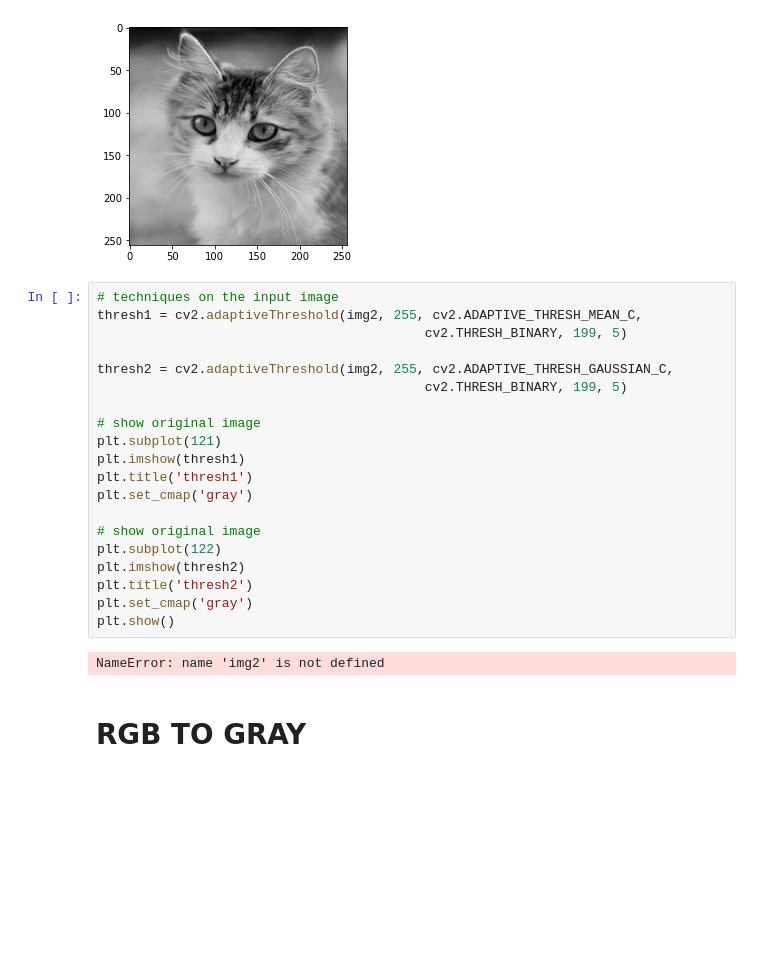
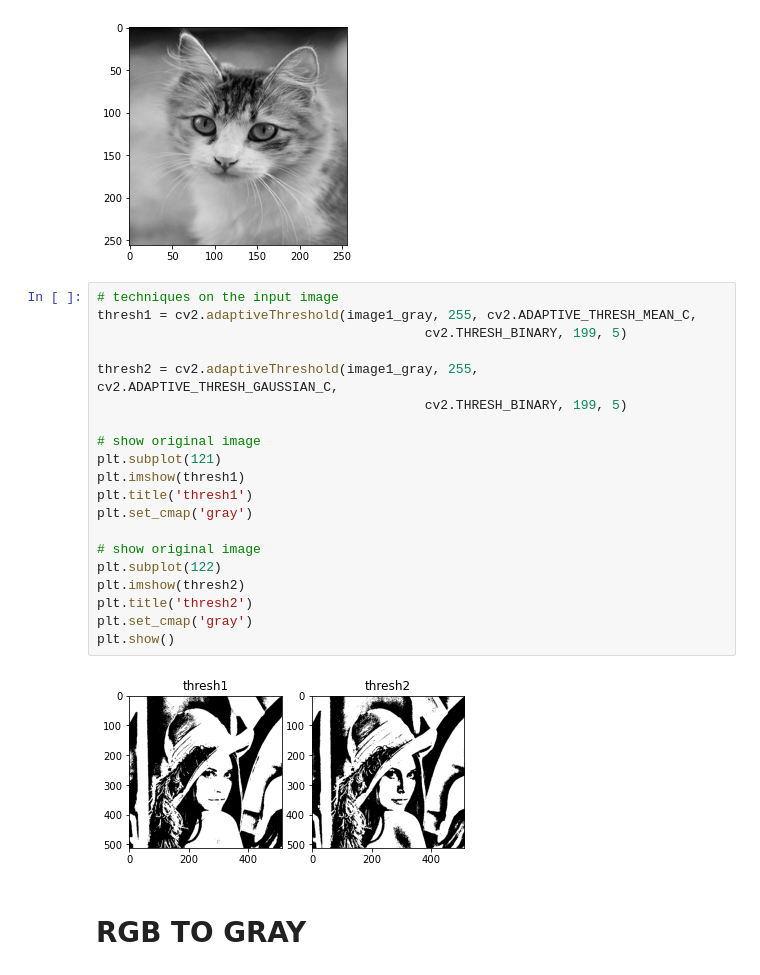
Before and after one commit to r-CV-Tasks/Image-filtering-edgeDetection-processing, a Jupyter notebook: playground.ipynb, the cells around one changed output. Cells and saved outputs as stored; diff of their text form; blank space fills up the shorter version.

```diff
--- a/playground.ipynb
+++ b/playground.ipynb
@@ -298,26 +305,26 @@ plt.imshow(norm, cmap="gray")
 [figure]
 # %%
 # techniques on the input image
-thresh1 = cv2.adaptiveThreshold(img2, 255, cv2.ADAPTIVE_THRESH_MEAN_C,
+thresh1 = cv2.adaptiveThreshold(image1_gray, 255, cv2.ADAPTIVE_THRESH_MEAN_C,
                                           cv2.THRESH_BINARY, 199, 5)
 
-thresh2 = cv2.adaptiveThreshold(img2, 255, cv2.ADAPTIVE_THRESH_GAUSSIAN_C,
+thresh2 = cv2.adaptiveThreshold(image1_gray, 255, cv2.ADAPTIVE_THRESH_GAUSSIAN_C,
                                           cv2.THRESH_BINARY, 199, 5)
 
 # show original image
 plt.subplot(121)
 plt.imshow(thresh1)
 plt.title('thresh1')
 plt.set_cmap('gray')
 
 # show original image
 plt.subplot(122)
 plt.imshow(thresh2)
 plt.title('thresh2')
 plt.set_cmap('gray')
 plt.show()
 # %% [output]
-NameError: name 'img2' is not defined
+[figure, added]
 # %% [markdown]
 # RGB TO GRAY
 # %%
```
Also changed, not shown: parts of 5 cells of this notebook.
